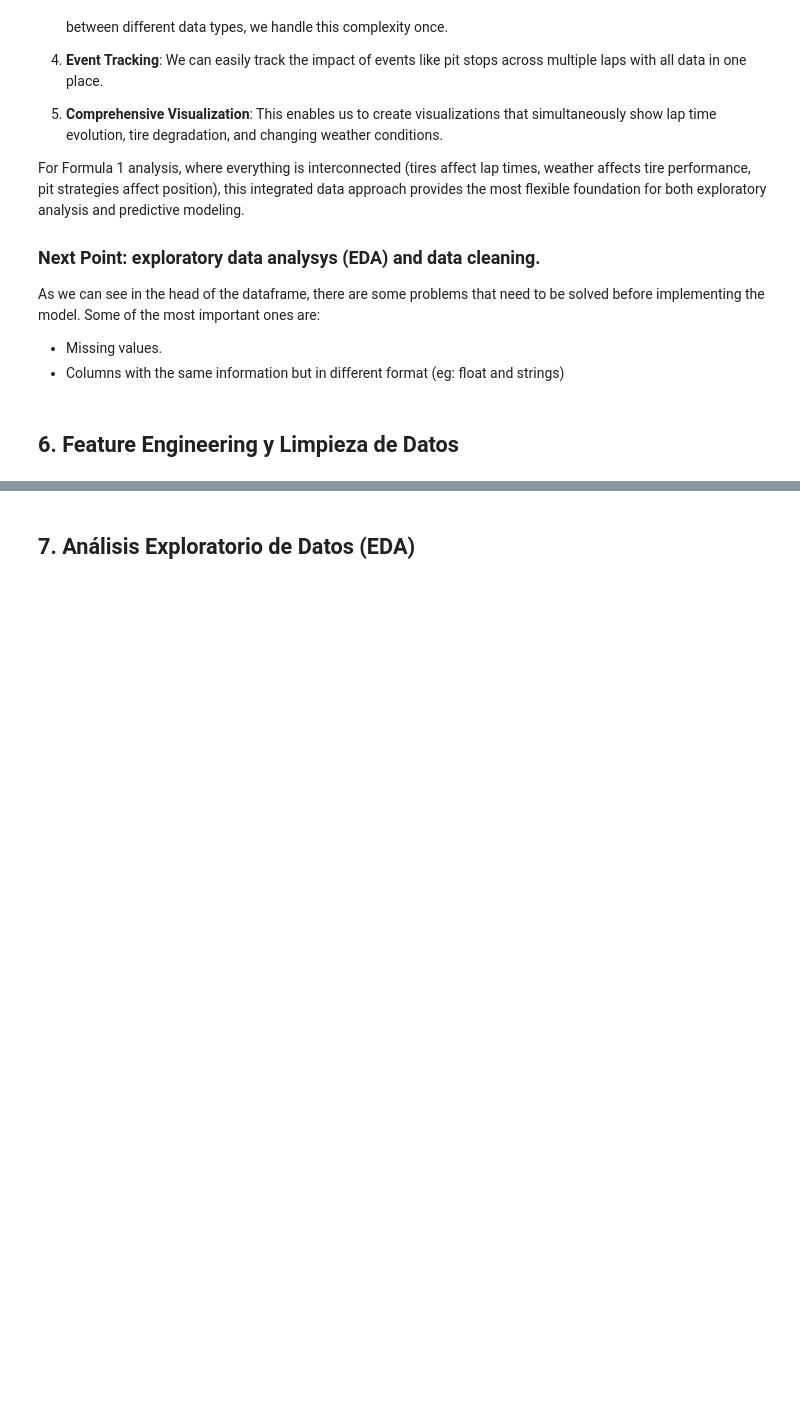
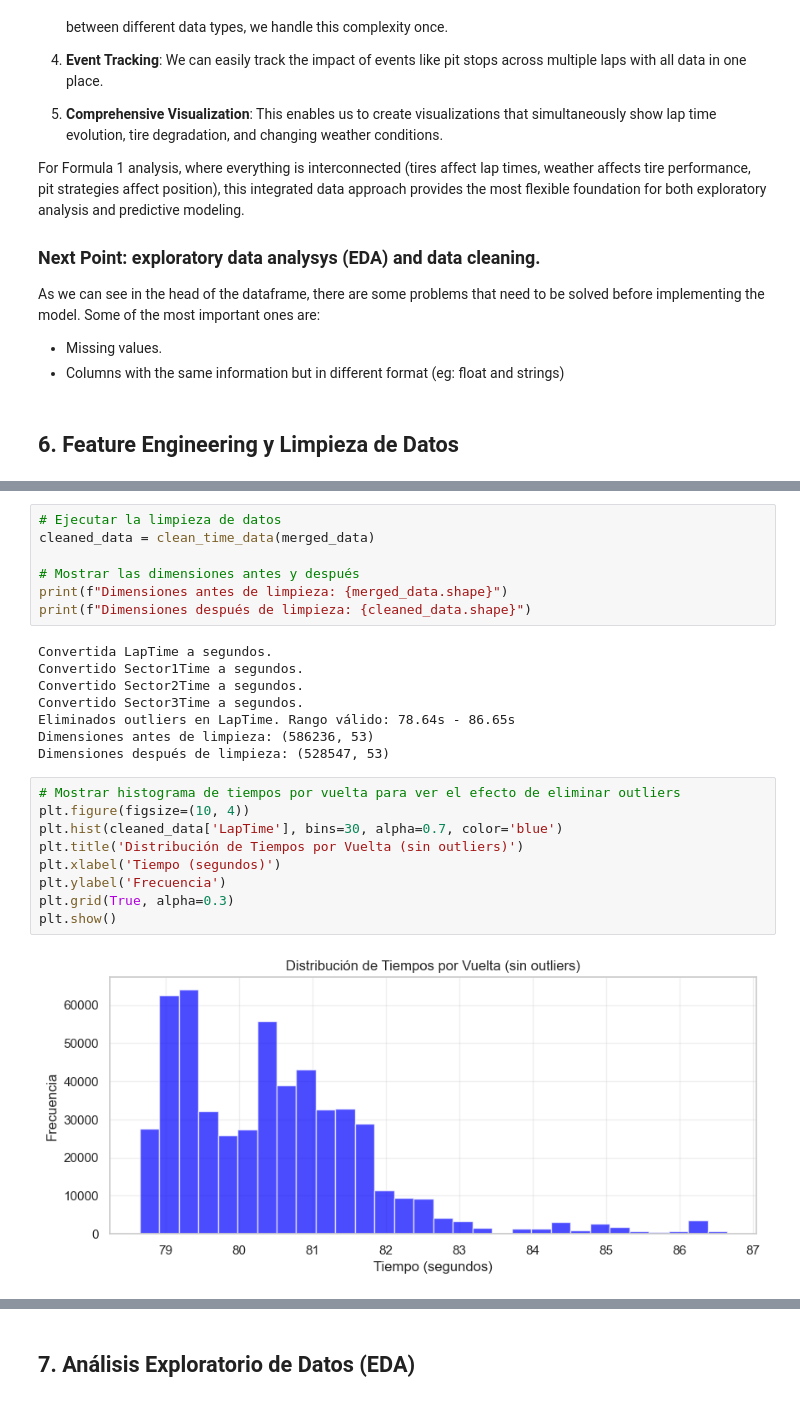
Before and after one commit to VforVitorio/F1_Strat_Manager, a Jupyter notebook: scripts/lap_prediction.ipynb, the cells around one changed output, grey strips where cells are left out. Drawn from its saved outputs; the diff is of its cells as text; blank space fills up the shorter version.

Commit message:
lap prediction data cleaning started

```diff
--- a/scripts/lap_prediction.ipynb
+++ b/scripts/lap_prediction.ipynb
@@ -457,0 +511,26 @@ As we can see in the head of the dataframe, there are some problems that need to
+# %%
+# Ejecutar la limpieza de datos
+cleaned_data = clean_time_data(merged_data)
+
+# Mostrar las dimensiones antes y después
+print(f"Dimensiones antes de limpieza: {merged_data.shape}")
+print(f"Dimensiones después de limpieza: {cleaned_data.shape}")
+# %% [output]
+Convertida LapTime a segundos.
+Convertido Sector1Time a segundos.
+Convertido Sector2Time a segundos.
+Convertido Sector3Time a segundos.
+Eliminados outliers en LapTime. Rango válido: 78.64s - 86.65s
+Dimensiones antes de limpieza: (586236, 53)
+Dimensiones después de limpieza: (528547, 53)
+# %%
+# Mostrar histograma de tiempos por vuelta para ver el efecto de eliminar outliers
+plt.figure(figsize=(10, 4))
+plt.hist(cleaned_data['LapTime'], bins=30, alpha=0.7, color='blue')
+plt.title('Distribución de Tiempos por Vuelta (sin outliers)')
+plt.xlabel('Tiempo (segundos)')
+plt.ylabel('Frecuencia')
+plt.grid(True, alpha=0.3)
+plt.show()
+# %% [output]
+[figure, added]
```
Also changed, not shown: parts of 38 cells of this notebook, 2 other files.
